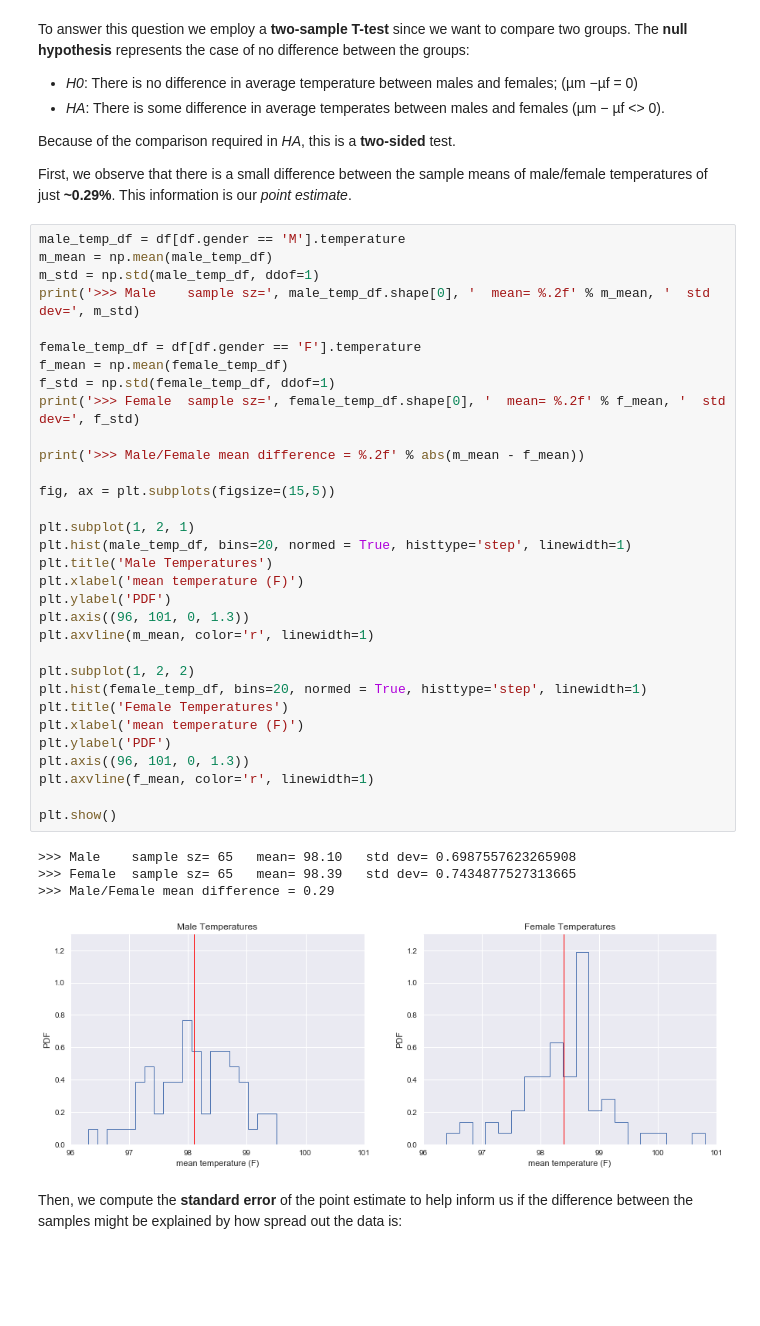
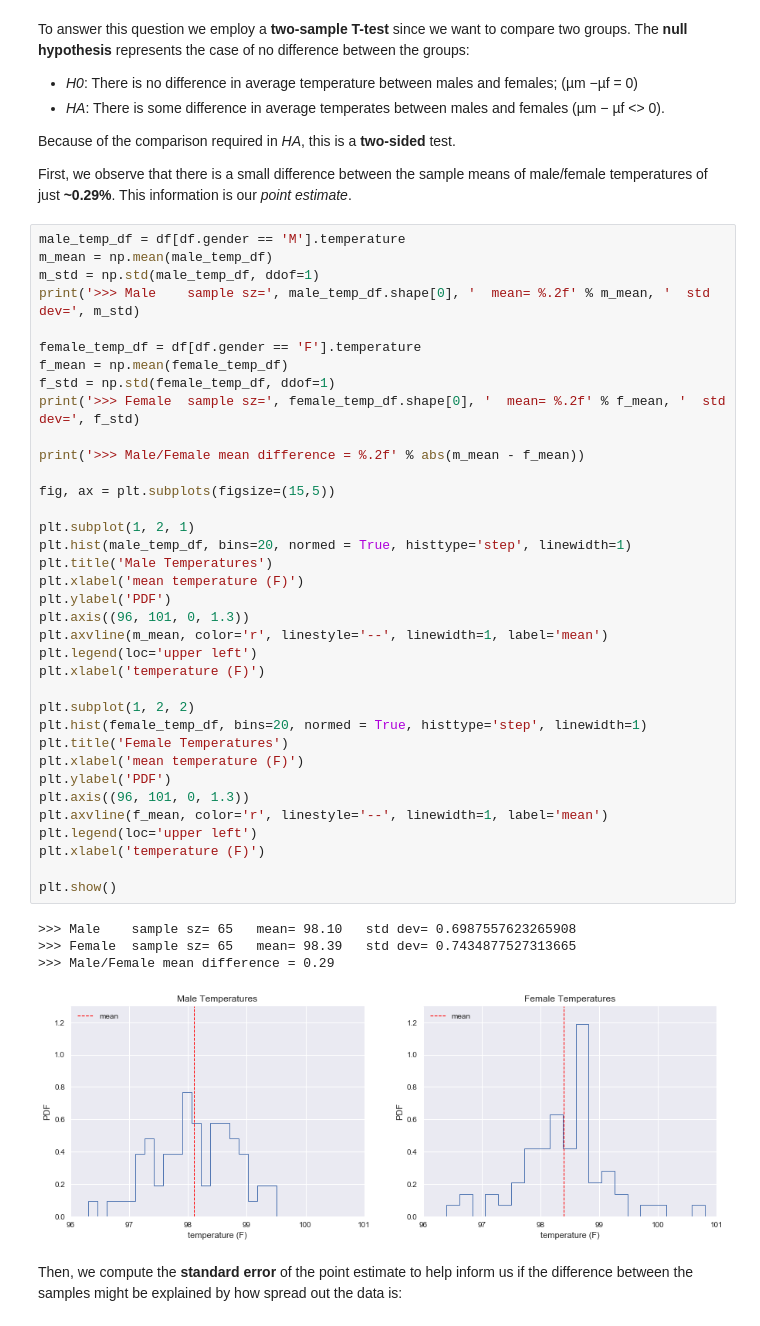
Before and after one commit to karlphillip/DataScience, a Jupyter notebook: Mini Projects/human_body_temperature_using_eda/sliderule_dsi_inferential_statistics_exercise_1.ipynb, the cells around one changed output. Cells and saved outputs as stored; diff of their text form; blank space fills up the shorter version.

```diff
--- a/Mini Projects/human_body_temperature_using_eda/sliderule_dsi_inferential_statistics_exercise_1.ipynb
+++ b/Mini Projects/human_body_temperature_using_eda/sliderule_dsi_inferential_statistics_exercise_1.ipynb
@@ -508,36 +516,40 @@ m_std = np.std(male_temp_df, ddof=1)
 print('>>> Male    sample sz=', male_temp_df.shape[0], '  mean= %.2f' % m_mean, '  std dev=', m_std)
 
 female_temp_df = df[df.gender == 'F'].temperature
 f_mean = np.mean(female_temp_df)
 f_std = np.std(female_temp_df, ddof=1)
 print('>>> Female  sample sz=', female_temp_df.shape[0], '  mean= %.2f' % f_mean, '  std dev=', f_std)
 
 print('>>> Male/Female mean difference = %.2f' % abs(m_mean - f_mean))
 
 fig, ax = plt.subplots(figsize=(15,5))
 
 plt.subplot(1, 2, 1)
 plt.hist(male_temp_df, bins=20, normed = True, histtype='step', linewidth=1)
 plt.title('Male Temperatures')
 plt.xlabel('mean temperature (F)')
 plt.ylabel('PDF')
 plt.axis((96, 101, 0, 1.3))
-plt.axvline(m_mean, color='r', linewidth=1)
+plt.axvline(m_mean, color='r', linestyle='--', linewidth=1, label='mean')
+plt.legend(loc='upper left')
+plt.xlabel('temperature (F)')
 
 plt.subplot(1, 2, 2)
 plt.hist(female_temp_df, bins=20, normed = True, histtype='step', linewidth=1)
 plt.title('Female Temperatures')
 plt.xlabel('mean temperature (F)')
 plt.ylabel('PDF')
 plt.axis((96, 101, 0, 1.3))
-plt.axvline(f_mean, color='r', linewidth=1)
+plt.axvline(f_mean, color='r', linestyle='--', linewidth=1, label='mean')
+plt.legend(loc='upper left')
+plt.xlabel('temperature (F)')
 
 plt.show()
 # %% [output]
 >>> Male    sample sz= 65   mean= 98.10   std dev= 0.6987557623265908
 >>> Female  sample sz= 65   mean= 98.39   std dev= 0.7434877527313665
 >>> Male/Female mean difference = 0.29
-[figure, old version]
+[figure, new version]
 # %% [markdown]
 Then, we compute the **standard error** of the point estimate to help inform us if the difference between the samples
  might be explained by how spread out the data is:
```
Also changed, not shown: parts of 6 cells of this notebook.
